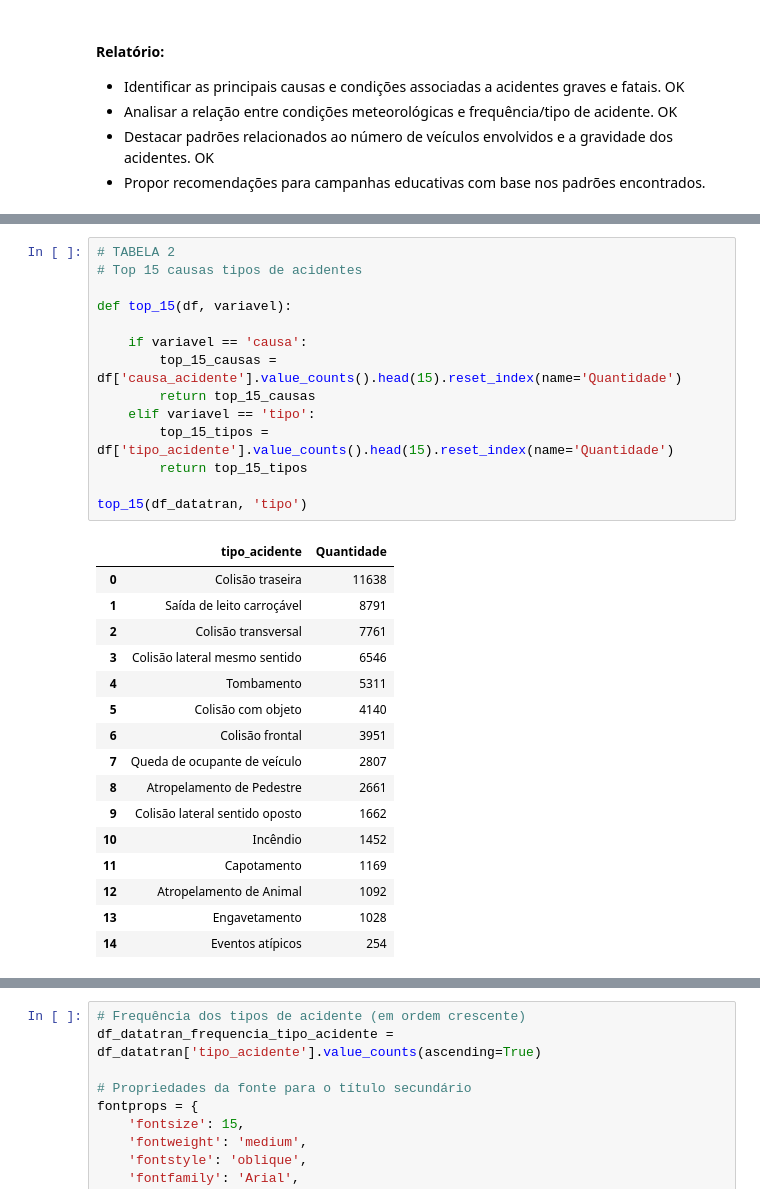
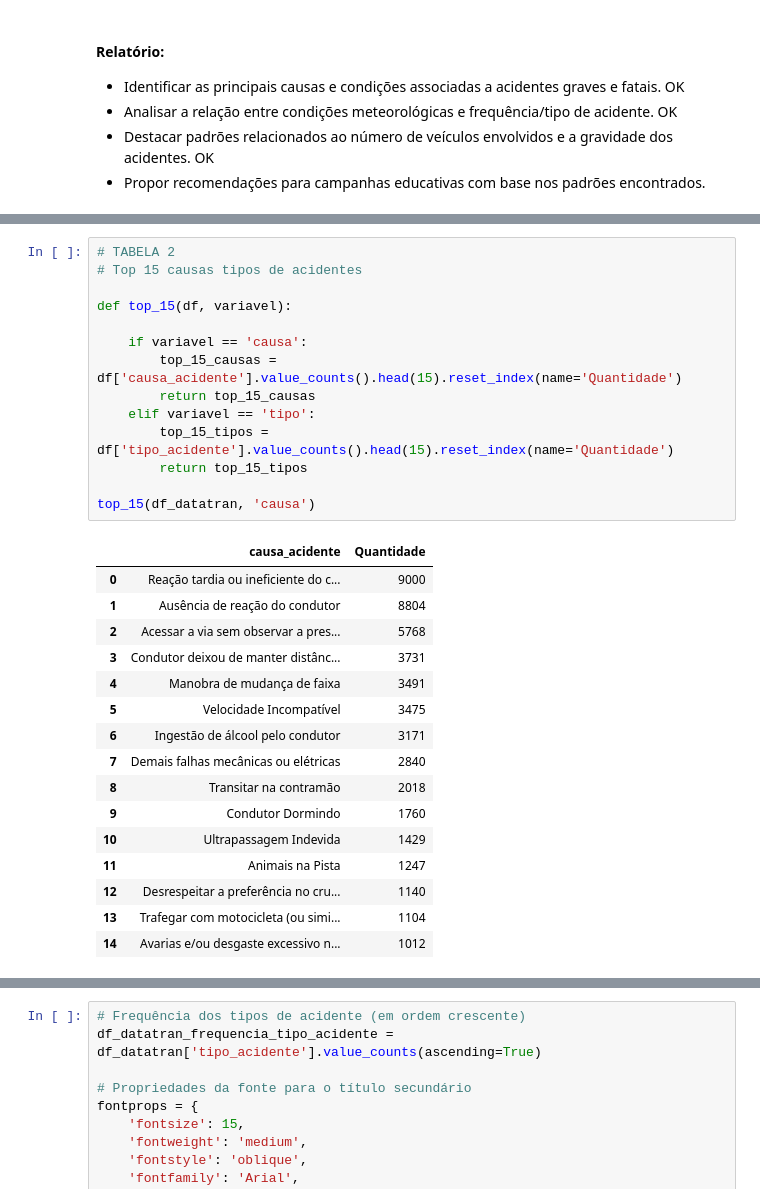
Before and after one commit to fonsecadados/Tecnologia_Ciencia_de_Dados_Anhanguera, a Jupyter notebook: 3_Periodo/Projeto_Integrado/ProjetoIntegradoInovação_SyãFonseca.ipynb, the cells around one changed output, grey strips where cells are left out. Drawn from its saved outputs; the diff is of its cells as text.

```diff
--- a/3_Periodo/Projeto_Integrado/ProjetoIntegradoInovação_SyãFonseca.ipynb
+++ b/3_Periodo/Projeto_Integrado/ProjetoIntegradoInovação_SyãFonseca.ipynb
@@ -291,34 +291,34 @@ estatistica_numerica(df_datatran)
 # %%
 # TABELA 2
 # Top 15 causas tipos de acidentes
 
 def top_15(df, variavel):
 
     if variavel == 'causa':
         top_15_causas = df['causa_acidente'].value_counts().head(15).reset_index(name='Quantidade')
         return top_15_causas
     elif variavel == 'tipo':
         top_15_tipos = df['tipo_acidente'].value_counts().head(15).reset_index(name='Quantidade')
         return top_15_tipos
 
-top_15(df_datatran, 'tipo')
+top_15(df_datatran, 'causa')
 # %% [output]
-|  | tipo_acidente | Quantidade |
-| 0 | Colisão traseira | 11638 |
-| 1 | Saída de leito carroçável | 8791 |
-| 2 | Colisão transversal | 7761 |
-| 3 | Colisão lateral mesmo sentido | 6546 |
-| 4 | Tombamento | 5311 |
-| 5 | Colisão com objeto | 4140 |
-| 6 | Colisão frontal | 3951 |
-| 7 | Queda de ocupante de veículo | 2807 |
-| 8 | Atropelamento de Pedestre | 2661 |
-| 9 | Colisão lateral sentido oposto | 1662 |
-| 10 | Incêndio | 1452 |
-| 11 | Capotamento | 1169 |
-| 12 | Atropelamento de Animal | 1092 |
-| 13 | Engavetamento | 1028 |
-| 14 | Eventos atípicos | 254 |
+|  | causa_acidente | Quantidade |
+| 0 | Reação tardia ou ineficiente do c... | 9000 |
+| 1 | Ausência de reação do condutor | 8804 |
+| 2 | Acessar a via sem observar a pres... | 5768 |
+| 3 | Condutor deixou de manter distânc... | 3731 |
+| 4 | Manobra de mudança de faixa | 3491 |
+| 5 | Velocidade Incompatível | 3475 |
+| 6 | Ingestão de álcool pelo condutor | 3171 |
+| 7 | Demais falhas mecânicas ou elétricas | 2840 |
+| 8 | Transitar na contramão | 2018 |
+| 9 | Condutor Dormindo | 1760 |
+| 10 | Ultrapassagem Indevida | 1429 |
+| 11 | Animais na Pista | 1247 |
+| 12 | Desrespeitar a preferência no cru... | 1140 |
+| 13 | Trafegar com motocicleta (ou simi... | 1104 |
+| 14 | Avarias e/ou desgaste excessivo n... | 1012 |
 # %%
 df_datatran_corr = df_datatran.select_dtypes(include=['number'])
 df_datatran_corr.corr()
```
Also changed, not shown: parts of 1 cell of this notebook, 13 other files.
